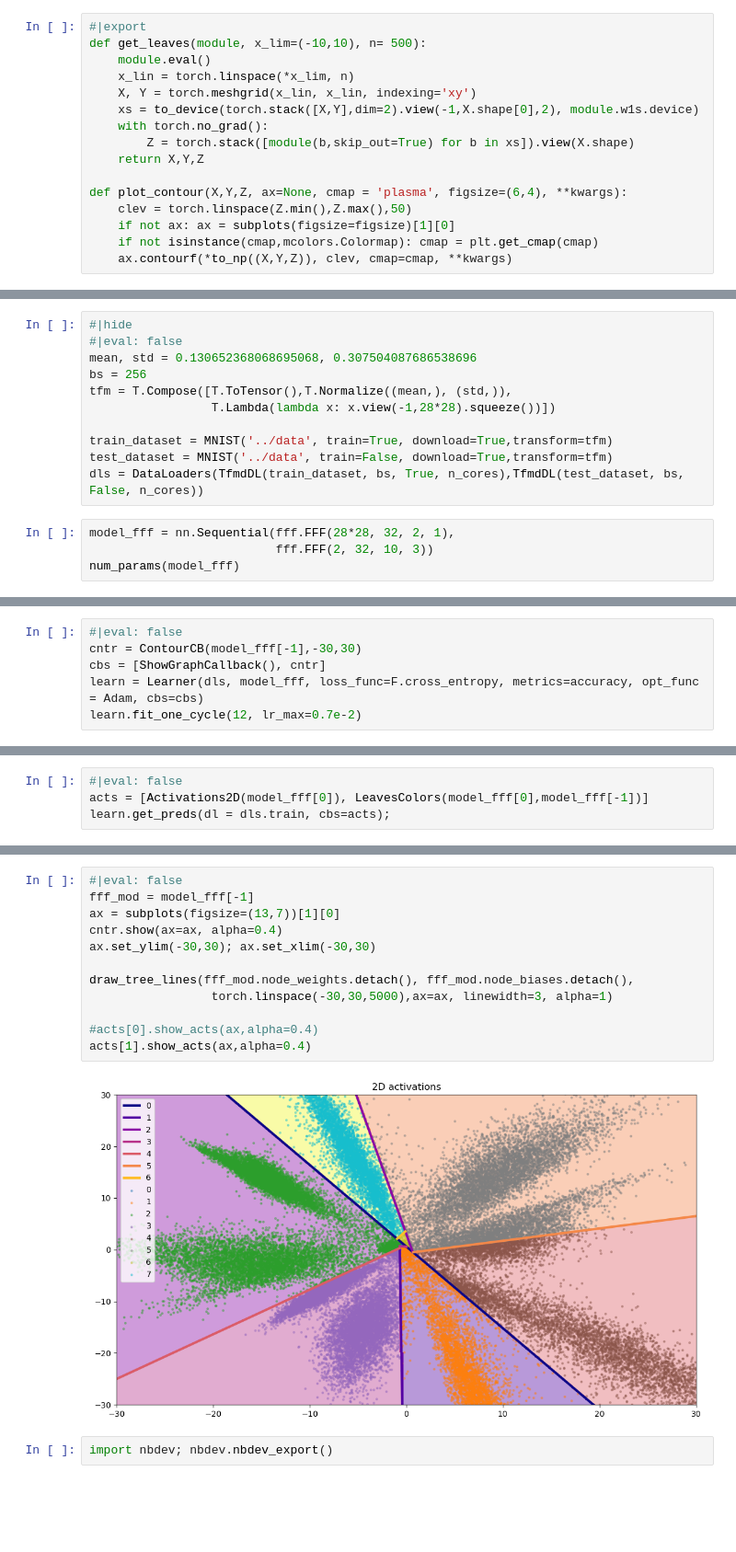
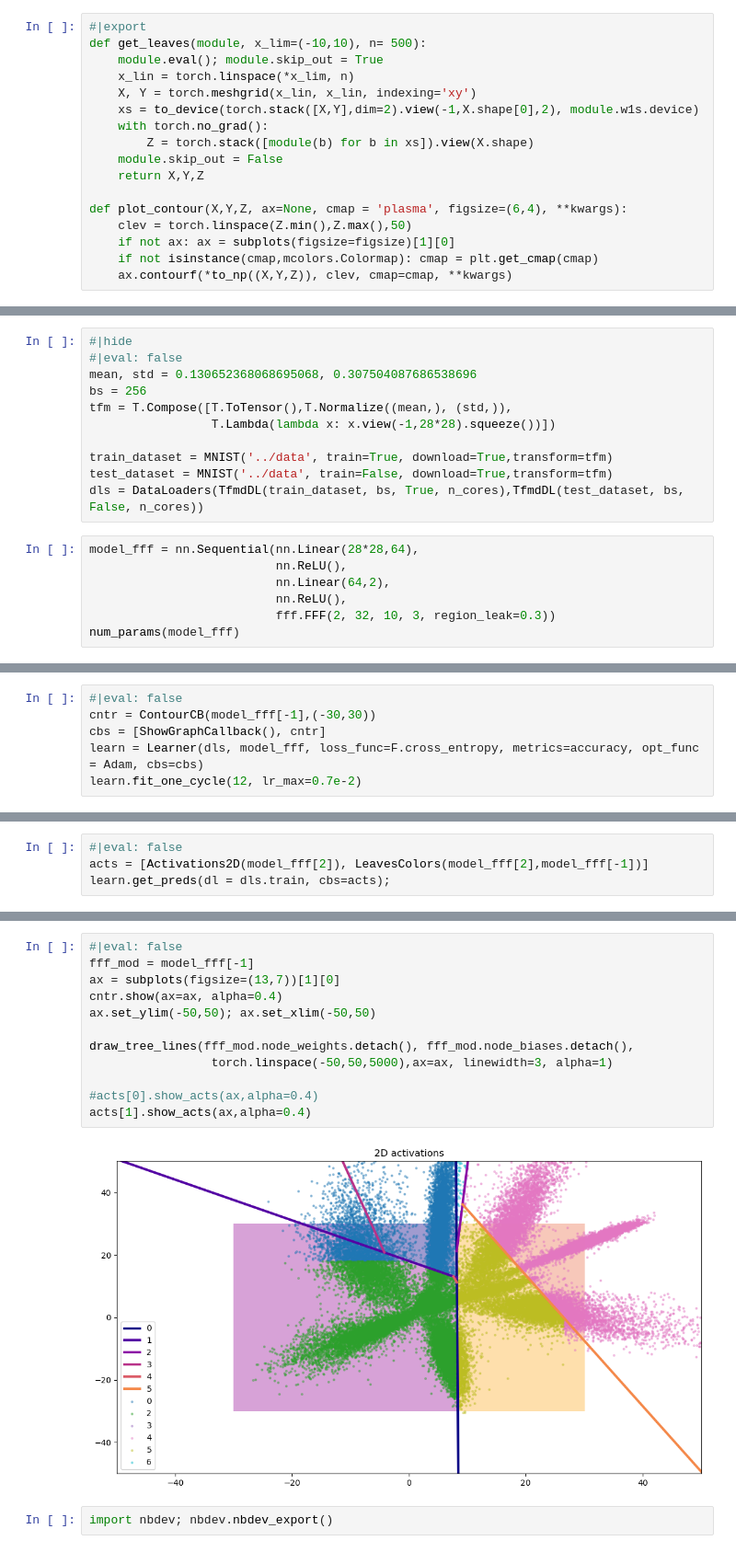
Before and after one commit to ssslakter/FastFF, a Jupyter notebook: nbs/01_tree.ipynb, the cells around one changed output, grey strips where cells are left out. Shown at 92% size. Drawn from its saved outputs; the diff is of its cells as text; blank space fills up the shorter version.

```diff
--- a/nbs/01_tree.ipynb
+++ b/nbs/01_tree.ipynb
@@ -117,12 +117,13 @@ draw_tree_lines(ws,biases)
 # %%
 #|export
 def get_leaves(module, x_lim=(-10,10), n= 500):
-    module.eval()
+    module.eval(); module.skip_out = True
     x_lin = torch.linspace(*x_lim, n)
     X, Y = torch.meshgrid(x_lin, x_lin, indexing='xy')
     xs = to_device(torch.stack([X,Y],dim=2).view(-1,X.shape[0],2), module.w1s.device)
     with torch.no_grad():
-        Z = torch.stack([module(b,skip_out=True) for b in xs]).view(X.shape)
+        Z = torch.stack([module(b) for b in xs]).view(X.shape)
+    module.skip_out = False
     return X,Y,Z
 
 def plot_contour(X,Y,Z, ax=None, cmap = 'plasma', figsize=(6,4), **kwargs):
@@ -163,7 +164,10 @@ train_dataset = MNIST('../data', train=True, download=True,transform=tfm)
 test_dataset = MNIST('../data', train=False, download=True,transform=tfm)
 dls = DataLoaders(TfmdDL(train_dataset, bs, True, n_cores),TfmdDL(test_dataset, bs, False, n_cores))
 # %%
-model_fff = nn.Sequential(fff.FFF(28*28, 32, 2, 1),
-                          fff.FFF(2, 32, 10, 3))
+model_fff = nn.Sequential(nn.Linear(28*28,64),
+                          nn.ReLU(),
+                          nn.Linear(64,2),
+                          nn.ReLU(),
+                          fff.FFF(2, 32, 10, 3, region_leak=0.3))
 num_params(model_fff)
 # %% [output]
@@ -171,6 +175,6 @@ num_params(model_fff)
 # %%
 #|eval: false
-cntr = ContourCB(model_fff[-1],-30,30)
+cntr = ContourCB(model_fff[-1],(-30,30))
 cbs = [ShowGraphCallback(), cntr]
 learn = Learner(dls, model_fff, loss_func=F.cross_entropy, metrics=accuracy, opt_func = Adam, cbs=cbs)
 learn.fit_one_cycle(12, lr_max=0.7e-2)
@@ -200,5 +204,5 @@ for i, ep in enumerate(range(0,12,3)):
 # %%
 #|eval: false
-acts = [Activations2D(model_fff[0]), LeavesColors(model_fff[0],model_fff[-1])]
+acts = [Activations2D(model_fff[2]), LeavesColors(model_fff[2],model_fff[-1])]
 learn.get_preds(dl = dls.train, cbs=acts);
 # %% [output]
@@ -206,16 +210,16 @@ learn.get_preds(dl = dls.train, cbs=acts);
 # %%
 #|eval: false
 fff_mod = model_fff[-1]
 ax = subplots(figsize=(13,7))[1][0]
 cntr.show(ax=ax, alpha=0.4)
-ax.set_ylim(-30,30); ax.set_xlim(-30,30)
+ax.set_ylim(-50,50); ax.set_xlim(-50,50)
 
 draw_tree_lines(fff_mod.node_weights.detach(), fff_mod.node_biases.detach(),
-                 torch.linspace(-30,30,5000),ax=ax, linewidth=3, alpha=1)
+                 torch.linspace(-50,50,5000),ax=ax, linewidth=3, alpha=1)
 
 #acts[0].show_acts(ax,alpha=0.4)
 acts[1].show_acts(ax,alpha=0.4)
 # %% [output]
-[figure, old version]
+[figure, new version]
 # %%
 import nbdev; nbdev.nbdev_export()
```
Also changed, not shown: parts of 4 cells of this notebook, 11 other files.
